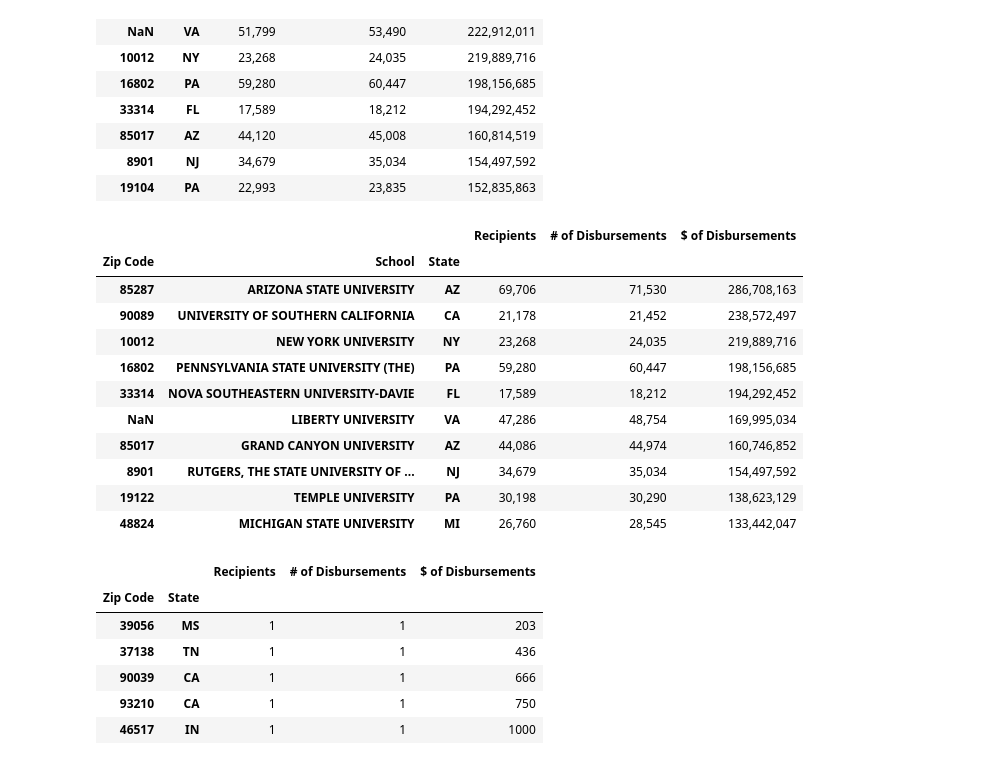
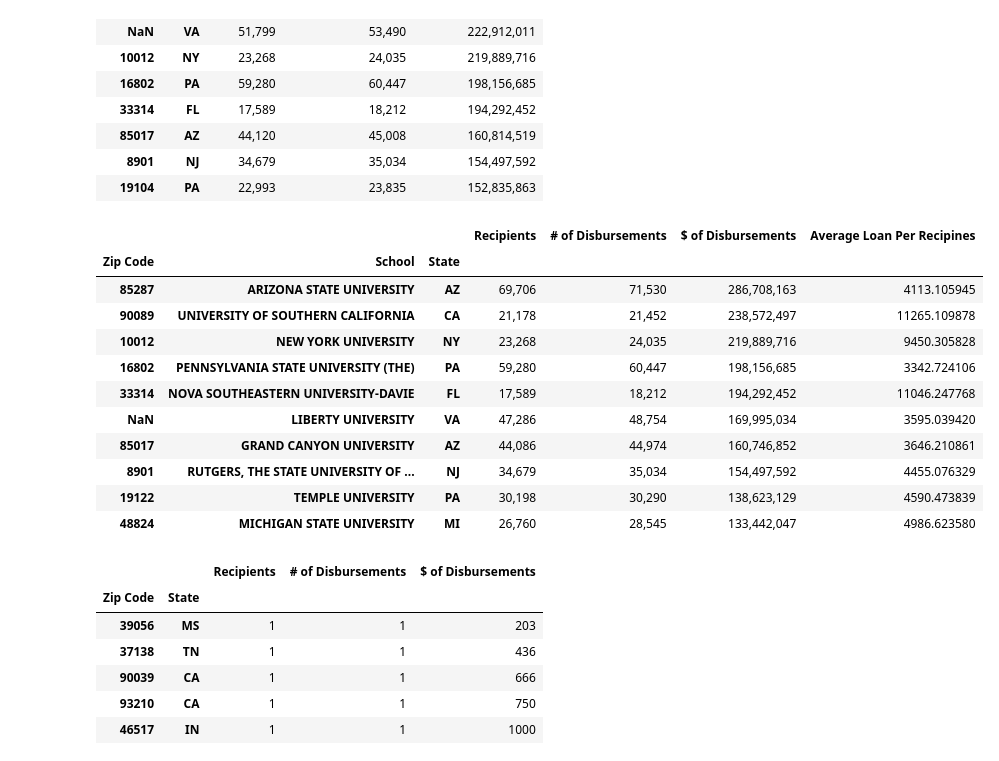
Before and after one commit to wemlaztdj/Demo_p1, a Jupyter notebook: main - MR.ipynb, the cells around one changed output. Cells and saved outputs as stored; diff of their text form; code cells hidden in the pictures.

```diff
--- a/main - MR.ipynb
+++ b/main - MR.ipynb
@@ -213,36 +213,36 @@ zipcode_disbursements_most.head(11)
 # %%
 #Top 10 Schools with Zip Codes where students received the most federal loans - LOOKS GOOD!
 school_zipcode = df.groupby(["Zip Code", "School", "State"])["Recipients", "# of Disbursements", "$ of Disbursements"].sum()
-
+school_zipcode['Average Loan Per Recipines']= school_zipcode['$ of Disbursements']/school_zipcode['Recipients']
 school_zipcode_most_disbursement = school_zipcode.sort_values("$ of Disbursements", ascending=False)
 
 # Below is code to format the three columns - IF WANTED!
 
 def format_with_commas(x):
     if isinstance(x, (int, float)):
         return "{:,.0f}".format(x)
     return x
 
 school_zipcode_most_disbursement['Recipients'] = school_zipcode_most_disbursement['Recipients'].apply(format_with_commas)
 
 school_zipcode_most_disbursement['# of Disbursements'] = school_zipcode_most_disbursement['# of Disbursements'].apply(format_with_commas)
 
 school_zipcode_most_disbursement['$ of Disbursements'] = school_zipcode_most_disbursement['$ of Disbursements'].apply(format_with_commas)
 
 school_zipcode_most_disbursement.head(10)
 # %% [output]
-|  |  |  | Recipients | # of Disbursements | $ of Disbursements |
-| Zip Code | School | State |  |  |  |
-| 85287 | ARIZONA STATE UNIVERSITY | AZ | 69,706 | 71,530 | 286,708,163 |
-| 90089 | UNIVERSITY OF SOUTHERN CALIFORNIA | CA | 21,178 | 21,452 | 238,572,497 |
-| 10012 | NEW YORK UNIVERSITY | NY | 23,268 | 24,035 | 219,889,716 |
-| 16802 | PENNSYLVANIA STATE UNIVERSITY (THE) | PA | 59,280 | 60,447 | 198,156,685 |
-| 33314 | NOVA SOUTHEASTERN UNIVERSITY-DAVIE | FL | 17,589 | 18,212 | 194,292,452 |
-| NaN | LIBERTY UNIVERSITY | VA | 47,286 | 48,754 | 169,995,034 |
-| 85017 | GRAND CANYON UNIVERSITY | AZ | 44,086 | 44,974 | 160,746,852 |
-| 8901 | RUTGERS, THE STATE UNIVERSITY OF ... | NJ | 34,679 | 35,034 | 154,497,592 |
-| 19122 | TEMPLE UNIVERSITY | PA | 30,198 | 30,290 | 138,623,129 |
-| 48824 | MICHIGAN STATE UNIVERSITY | MI | 26,760 | 28,545 | 133,442,047 |
+|  |  |  | Recipients | # of Disbursements | $ of Disbursements | Average Loan Per Recipines |
+| Zip Code | School | State |  |  |  |  |
+| 85287 | ARIZONA STATE UNIVERSITY | AZ | 69,706 | 71,530 | 286,708,163 | 4113.105945 |
+| 90089 | UNIVERSITY OF SOUTHERN CALIFORNIA | CA | 21,178 | 21,452 | 238,572,497 | 11265.109878 |
+| 10012 | NEW YORK UNIVERSITY | NY | 23,268 | 24,035 | 219,889,716 | 9450.305828 |
+| 16802 | PENNSYLVANIA STATE UNIVERSITY (THE) | PA | 59,280 | 60,447 | 198,156,685 | 3342.724106 |
+| 33314 | NOVA SOUTHEASTERN UNIVERSITY-DAVIE | FL | 17,589 | 18,212 | 194,292,452 | 11046.247768 |
+| NaN | LIBERTY UNIVERSITY | VA | 47,286 | 48,754 | 169,995,034 | 3595.039420 |
+| 85017 | GRAND CANYON UNIVERSITY | AZ | 44,086 | 44,974 | 160,746,852 | 3646.210861 |
+| 8901 | RUTGERS, THE STATE UNIVERSITY OF ... | NJ | 34,679 | 35,034 | 154,497,592 | 4455.076329 |
+| 19122 | TEMPLE UNIVERSITY | PA | 30,198 | 30,290 | 138,623,129 | 4590.473839 |
+| 48824 | MICHIGAN STATE UNIVERSITY | MI | 26,760 | 28,545 | 133,442,047 | 4986.623580 |
 # %%
 #The 10 zip codes where schools received the least amount of loans - LOOKS GOOD!
 
```
Also changed, not shown: 5 other files.
